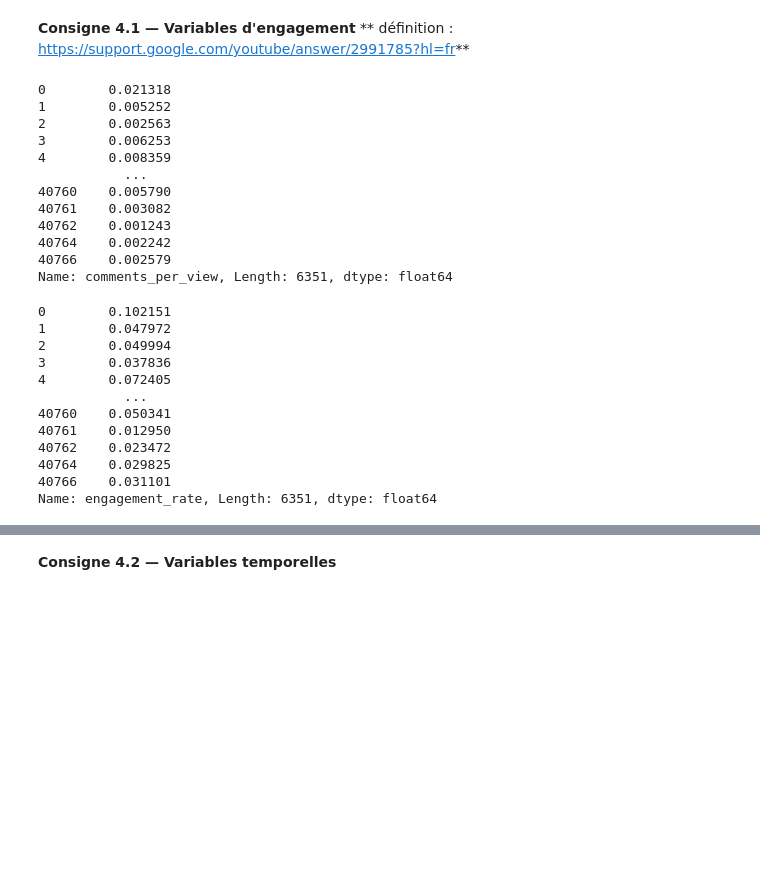
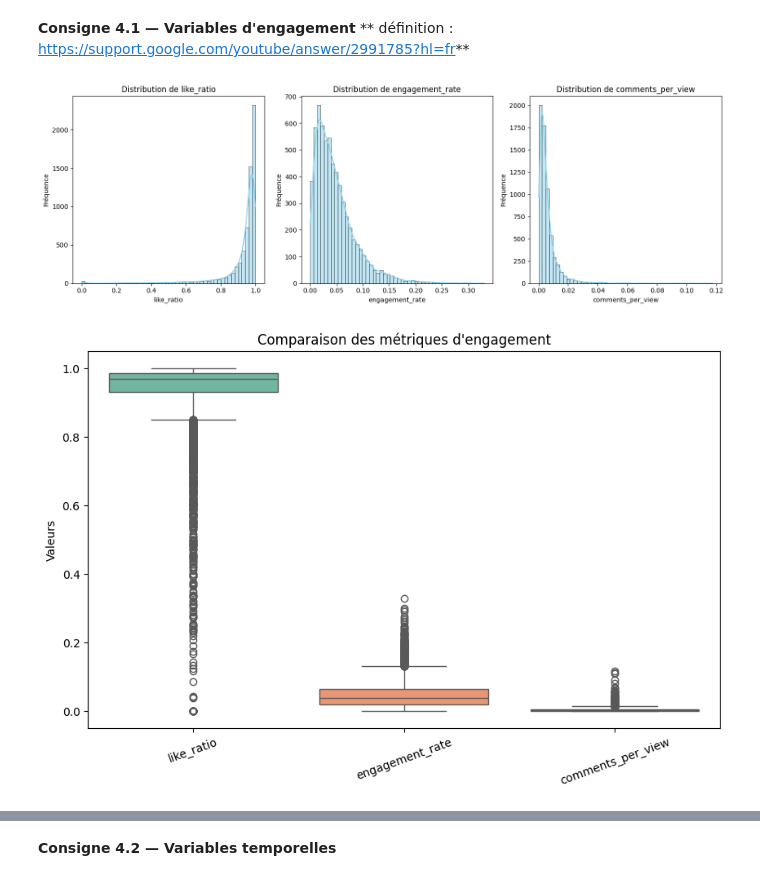
Before and after one commit to kirillsst/youtube-popularity-ml, a Jupyter notebook: notebook/PROJET_ML_Youtube_Trending.ipynb, the cells around one changed output, grey strips where cells are left out. Drawn from its saved outputs; the diff is of its cells as text; code cells hidden in the pictures; blank space fills up the shorter version.

```diff
--- a/notebook/PROJET_ML_Youtube_Trending.ipynb
+++ b/notebook/PROJET_ML_Youtube_Trending.ipynb
@@ -256,36 +186,47 @@ None
 # %%
 # VOTRE CODE ICI - Section 4.1
 import numpy as np
 eps = 1e-9  # eps protège contre la division par zéro
 denom = df_clean['likes'] + df_clean['dislikes']
 df_clean['like_ratio'] = np.where(denom > 0, df_clean['likes'] / denom, 0)
 df_clean['engagement_rate'] = np.where(df_clean['views'] > 0,
                                        (df_clean['likes'] + df_clean['dislikes'] + df_clean['comment_count']) / (df_clean['views'] + eps),
                                        0)
 df_clean['comments_per_view'] = np.where(df_clean['views'] > 0, df_clean['comment_count'] / (df_clean['views'] + eps), 0)
-display(df_clean['comments_per_view'], df_clean['engagement_rate'])
+# display(df_clean['comments_per_view'], df_clean['engagement_rate'])
+
+import matplotlib.pyplot as plt
+import seaborn as sns
+
+# Liste des colonnes à analyser
+metriques = ['like_ratio', 'engagement_rate', 'comments_per_view']
+
+# 1. Histogrammes pour chaque métrique
+plt.figure(figsize=(15,5))
+
+for i, metrique in enumerate(metriques, 1):
+    plt.subplot(1, 3, i)  # 1 ligne, 3 colonnes, i = position
+    sns.histplot(df_clean[metrique], bins=50, kde=True, color='skyblue')
+    plt.title(f"Distribution de {metrique}")
+    plt.xlabel(metrique)
+    plt.ylabel("Fréquence")
+
+plt.tight_layout()
+plt.show()
+
+# 2. Boxplot pour comparer les métriques
+plt.figure(figsize=(10,6))
+sns.boxplot(data=df_clean[metriques], palette='Set2')
+plt.title("Comparaison des métriques d'engagement")
+plt.ylabel("Valeurs")
+plt.xticks(rotation=20)
+plt.show()
+
+# 3. Carte de chaleur (corrélation entre les métriques)
+plt.figure(figsize=(6,4))
+sns.heatmap(df_clean[metriques].corr(), annot=True, cmap="coolwarm", fmt=".2f")
+plt.title("Corrélation entre les métriques")
+plt.show()
 # %% [output]
-0        0.021318
-1        0.005252
-2        0.002563
-3        0.006253
-4        0.008359
-           ...
-40760    0.005790
-40761    0.003082
-40762    0.001243
-40764    0.002242
-40766    0.002579
-Name: comments_per_view, Length: 6351, dtype: float64
-0        0.102151
-1        0.047972
-2        0.049994
-3        0.037836
-4        0.072405
-           ...
-40760    0.050341
-40761    0.012950
-40762    0.023472
-40764    0.029825
-40766    0.031101
-Name: engagement_rate, Length: 6351, dtype: float64
+[figure, added]
+[figure, added]
```
Also changed, not shown: parts of 9 cells of this notebook, 1 other file.
